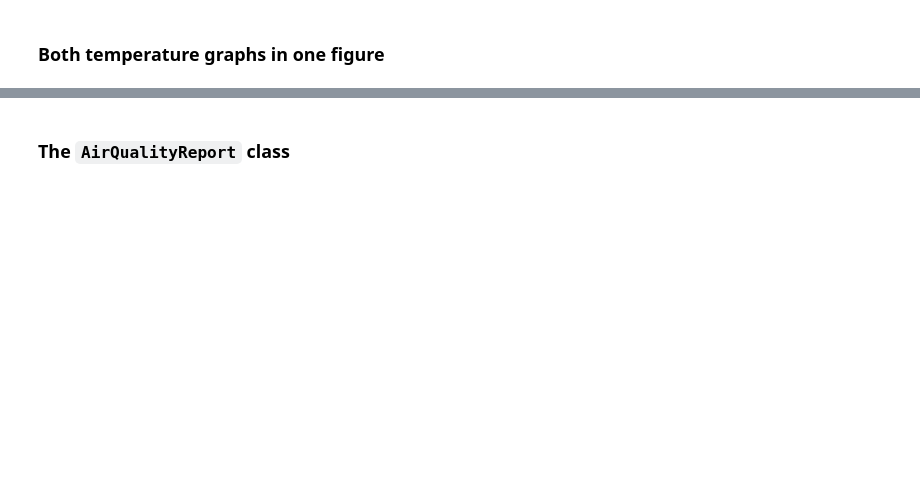
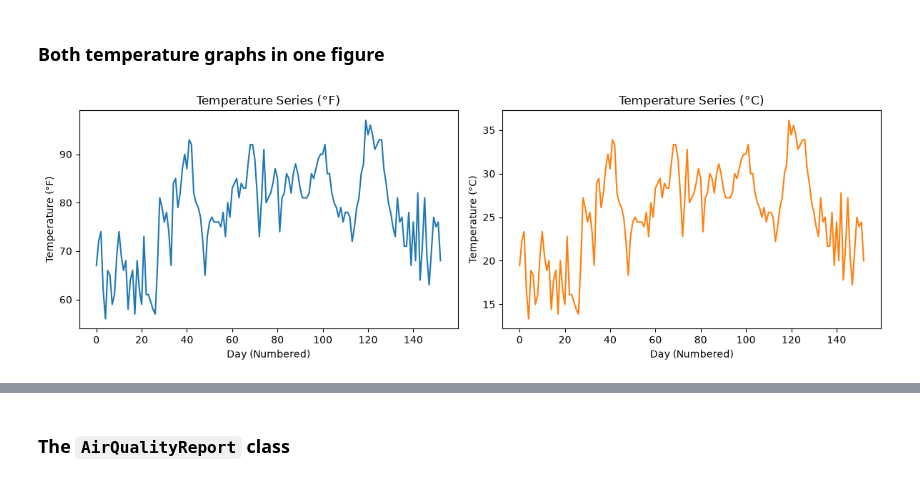
Before and after one commit to NevinJulian/HSLU.MSCDAI_PDS01, a Jupyter notebook: sw09/exercise/sw09_exercises.ipynb, the cells around one changed output, grey strips where cells are left out. Saved outputs shown, nothing was run; the diff lists cells and outputs as text; code cells hidden in the pictures; blank space fills up the shorter version.

```diff
--- a/sw09/exercise/sw09_exercises.ipynb
+++ b/sw09/exercise/sw09_exercises.ipynb
@@ -42,2 +178,20 @@ Follow the instructions and explore jupyter / marimo notebook functionalities:
 # %% [markdown]
 ### Both temperature graphs in one figure
+# %%
+fig = plt.figure(figsize=(12, 4))
+
+ax = fig.add_subplot(1, 2, 1)
+ax.plot(df["Temp"])
+ax.set_title("Temperature Series (°F)")
+ax.set_xlabel("Day (Numbered)")
+ax.set_ylabel("Temperature (°F)")
+
+ay = fig.add_subplot(1, 2, 2)
+ay.plot(df["Temp_C"], color="tab:orange")
+ay.set_title("Temperature Series (°C)")
+ay.set_xlabel("Day (Numbered)")
+ay.set_ylabel("Temperature (°C)")
+
+fig.tight_layout()
+# %% [output]
+[figure, added]
```
Also changed, not shown: parts of 18 cells of this notebook, 2 other files.
